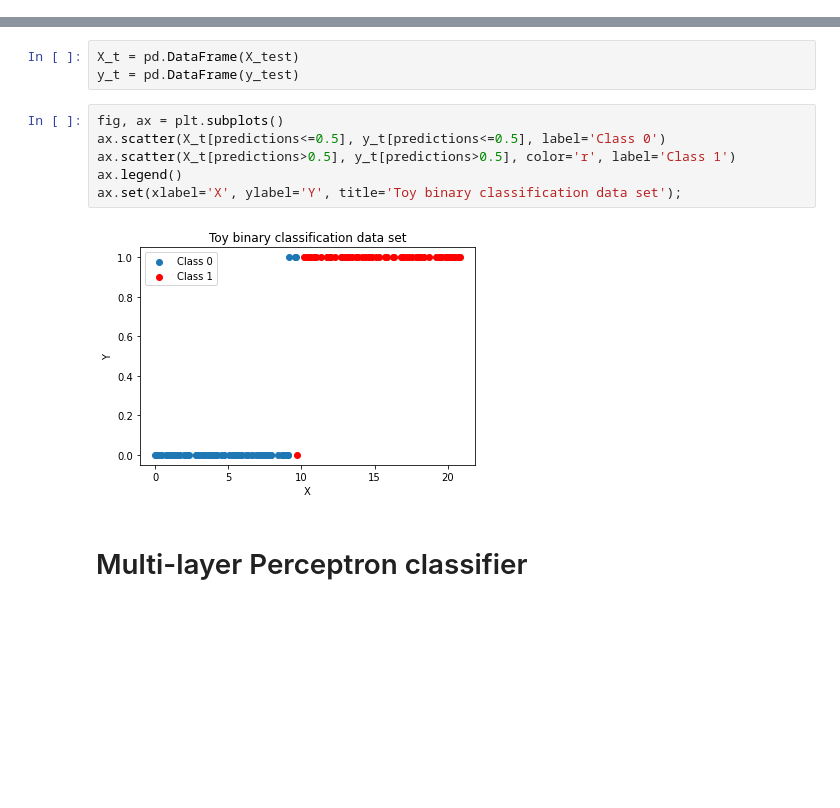
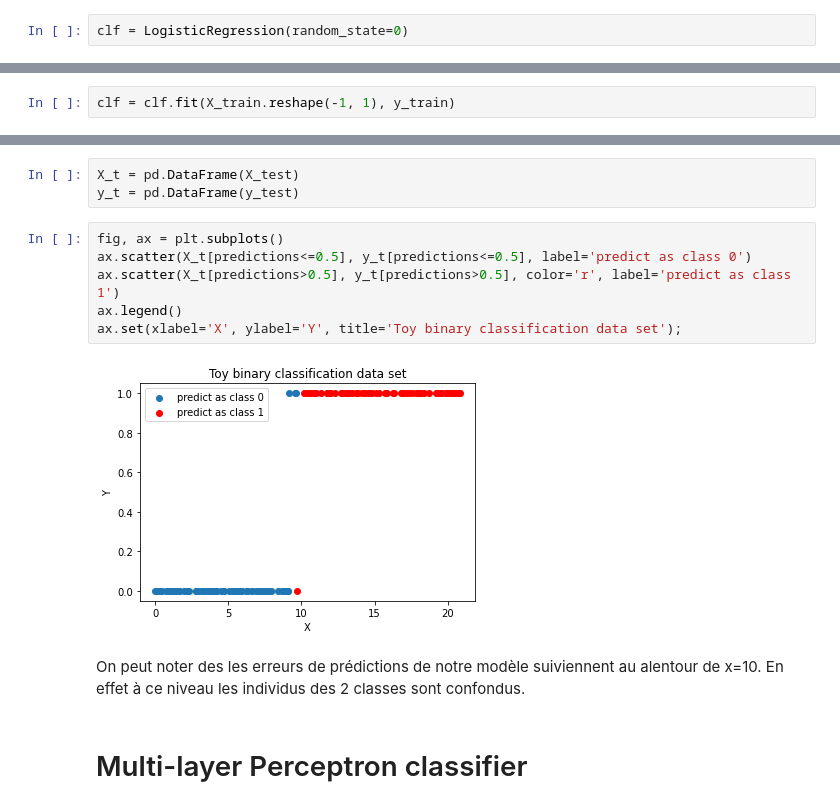
Before and after one commit to NandyBa/NN, a Jupyter notebook: EX1.ipynb, the cells around one changed output, grey strips where cells are left out. Cells and saved outputs as stored; diff of their text form; blank space fills up the shorter version.

```diff
--- a/EX1.ipynb
+++ b/EX1.ipynb
@@ -29,0 +27,2 @@ clf.score(X_test.reshape(-1, 1), y_test)
+# %%
+clf = LogisticRegression(random_state=0)
@@ -29,0 +31,2 @@ clf.score(X_test.reshape(-1, 1), y_test)
+# %%
+clf = clf.fit(X_train.reshape(-1, 1), y_train)
@@ -34,12 +43,14 @@ X_t = pd.DataFrame(X_test)
 y_t = pd.DataFrame(y_test)
 # %%
 fig, ax = plt.subplots()
-ax.scatter(X_t[predictions<=0.5], y_t[predictions<=0.5], label='Class 0')
-ax.scatter(X_t[predictions>0.5], y_t[predictions>0.5], color='r', label='Class 1')
+ax.scatter(X_t[predictions<=0.5], y_t[predictions<=0.5], label='predict as class 0')
+ax.scatter(X_t[predictions>0.5], y_t[predictions>0.5], color='r', label='predict as class 1')
 ax.legend()
 ax.set(xlabel='X', ylabel='Y', title='Toy binary classification data set');
 # %% [output]
-[figure, old version]
+[figure, new version]
+# %% [markdown]
+On peut noter des les erreurs de prédictions de notre modèle suiviennent au alentour de x=10. En effet à ce niveau les individus des 2 classes sont confondus.
 # %% [markdown]
 # Multi-layer Perceptron classifier
 # %% [markdown]
```
Also changed, not shown: parts of 13 cells of this notebook.
